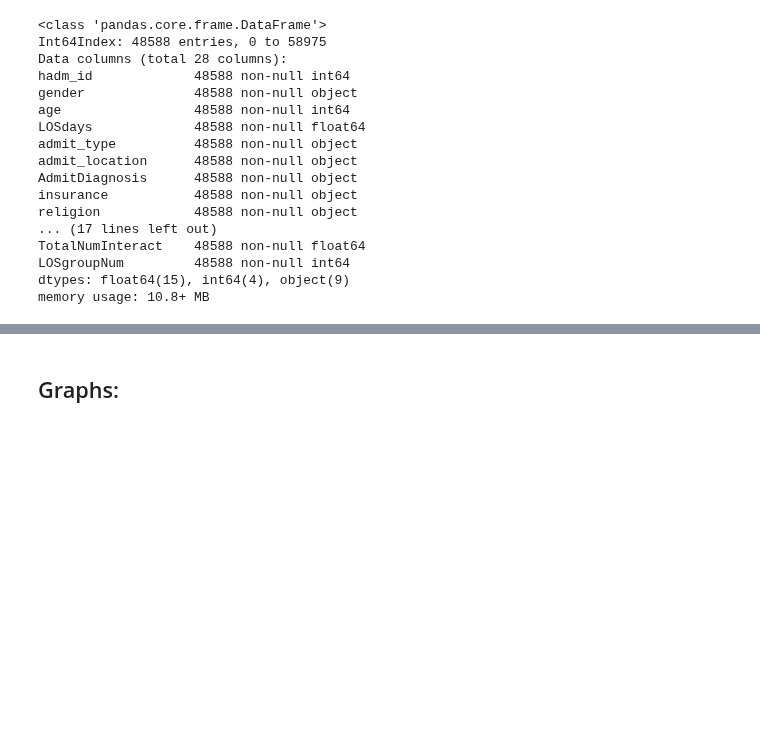
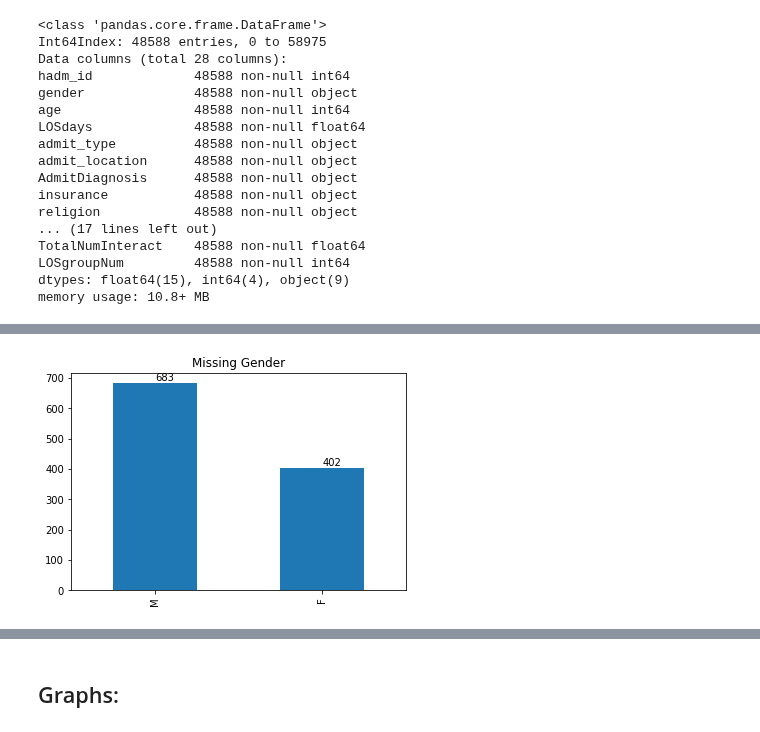
Before and after one commit to derek-y-lee/uclabiostat-thesis, a Jupyter notebook: los-prediction.ipynb, the cells around one changed output, grey strips where cells are left out. Saved outputs shown, nothing was run; the diff lists cells and outputs as text; code cells hidden in the pictures; blank space fills up the shorter version.

```diff
--- a/los-prediction.ipynb
+++ b/los-prediction.ipynb
@@ -181,3 +160,6 @@ len(raw) - len(raw_completecase)
 10388
 # %%
 raw_er = raw[raw['admit_location']=="EMERGENCY ROOM ADMIT"]
+
+raw_er_alive = raw_er[raw_er['ExpiredHospital'] == 0]
+raw_er_alive.shape
@@ -184,4 +168,4 @@ raw_er = raw[raw['admit_location']=="EMERGENCY ROOM ADMIT"]
 # %%
-raw_er_missing = raw_er[raw_er.isnull().any(axis=1)]
-raw_er_missing.shape
+raw_er_missing_alive = raw_er_alive[raw_er_alive.isnull().any(axis=1)]
+raw_er_missing_alive.shape
 # %% [output]
@@ -218,0 +275,15 @@ memory usage: 10.8+ MB
+# %%
+raw_er_missing_alive['NumCalloutsByDay'] = raw_er_missing_alive['NumCallouts']/raw_er_missing_alive['LOSdays']
+raw_er_missing_alive['NumDiagnosisByDay'] = raw_er_missing_alive['NumDiagnosis']/raw_er_missing_alive['LOSdays']
+raw_er_missing_alive['NumProcsByDay'] = raw_er_missing_alive['NumProcs']/raw_er_missing_alive['LOSdays']
+raw_er_missing_alive['NumCPTeventsByDay'] = raw_er_missing_alive['NumCPTevents']/raw_er_missing_alive['LOSdays']
+raw_er_missing_alive['NumInputByDay'] = raw_er_missing_alive['NumInput']/raw_er_missing_alive['LOSdays']
+raw_er_missing_alive['NumLabsByDay'] = raw_er_missing_alive['NumLabs']/raw_er_missing_alive['LOSdays']
+raw_er_missing_alive['NumMicroLabsByDay'] = raw_er_missing_alive['NumMicroLabs']/raw_er_missing_alive['LOSdays']
+raw_er_missing_alive['NumNotesByDay'] = raw_er_missing_alive['NumNotes']/raw_er_missing_alive['LOSdays']
+raw_er_missing_alive['NumOutputByDay'] = raw_er_missing_alive['NumOutput']/raw_er_missing_alive['LOSdays']
+raw_er_missing_alive['NumRxByDay'] = raw_er_missing_alive['NumRx']/raw_er_missing_alive['LOSdays']
+raw_er_missing_alive['NumProcEventsByDay'] = raw_er_missing_alive['NumProcEvents']/raw_er_missing_alive['LOSdays']
+raw_er_missing_alive['NumTransfersByDay'] = raw_er_missing_alive['NumTransfers']/raw_er_missing_alive['LOSdays']
+raw_er_missing_alive['NumChartEventsByDay'] = raw_er_missing_alive['NumChartEvents']/raw_er_missing_alive['LOSdays']
+raw_er_missing_alive['TotalNumInteractByDay'] = raw_er_missing_alive['TotalNumInteract']/raw_er_missing_alive['LOSdays']
@@ -218,0 +349,13 @@ memory usage: 10.8+ MB
+# %%
+from scipy import stats
+import matplotlib.pylab as plt
+
+%matplotlib inline
+
+
+(raw_er_missing_alive.gender).value_counts().plot(kind='bar')
+for index, value in enumerate(raw_er_missing_alive.gender.value_counts()):
+    plt.text(index, value+10, str(value))
+    plt.title("Missing Gender")
+# %% [output]
+[figure, added]
```
Also changed, not shown: parts of 53 cells of this notebook.
